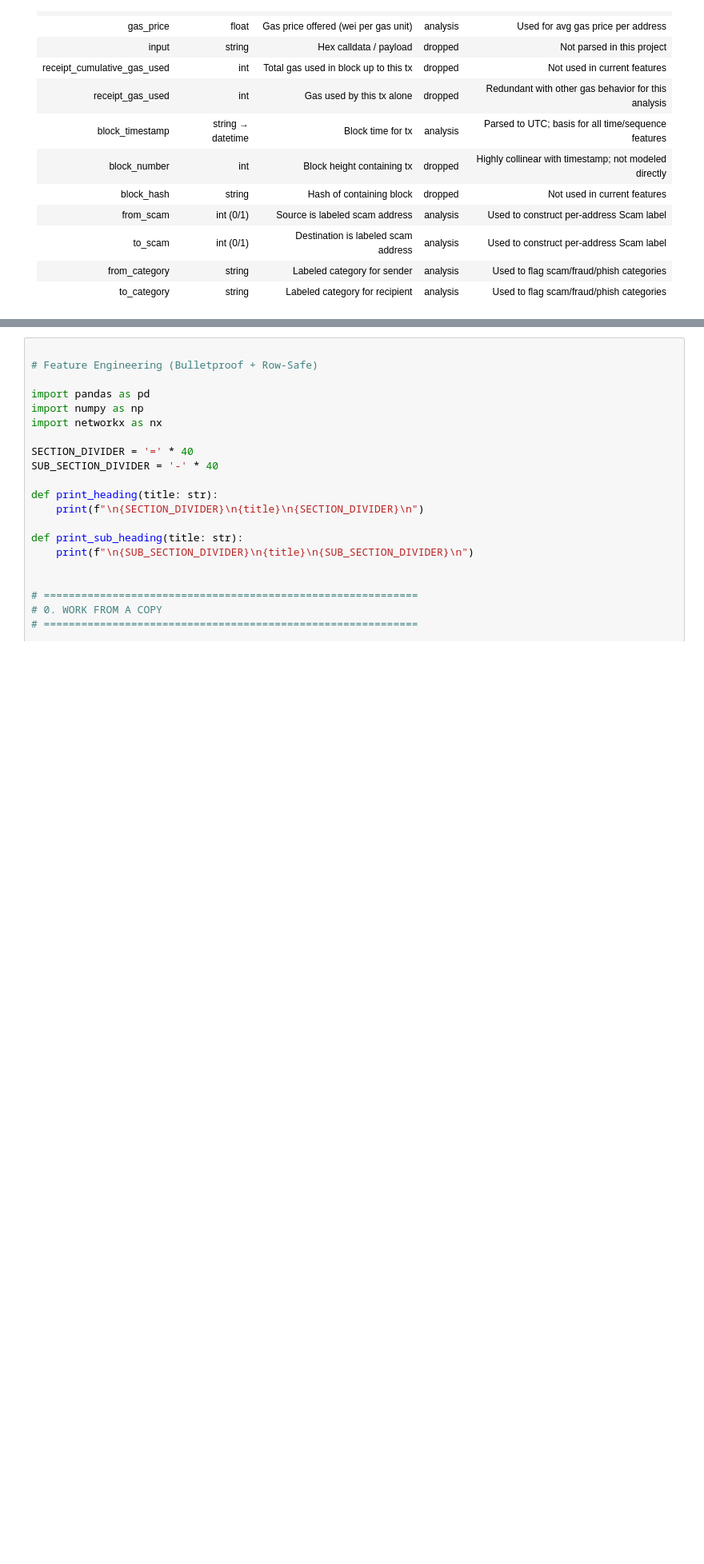
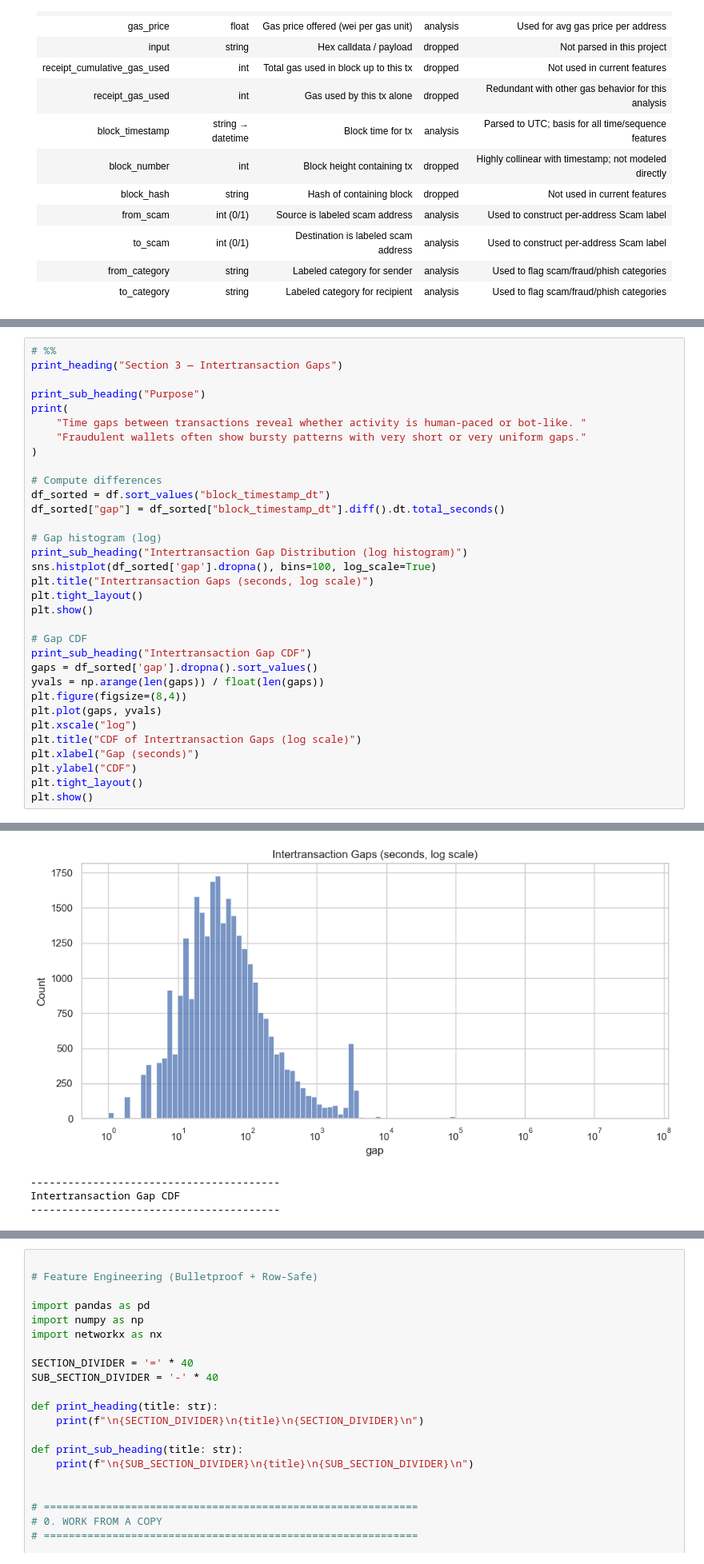
Before and after one commit to LittleHouse75/ml-capstone-ethereum-fraud-detection, a Jupyter notebook: flatiron-ml-modeling-pipeline.ipynb, the cells around one changed output, grey strips where cells are left out. Shown at 80% size. Drawn from its saved outputs; the diff is of its cells as text; blank space fills up the shorter version.

```diff
--- a/flatiron-ml-modeling-pipeline.ipynb
+++ b/flatiron-ml-modeling-pipeline.ipynb
@@ -166,0 +342,34 @@ Name: count, dtype: int64
+# %%
+# %%
+print_heading("Section 3 — Intertransaction Gaps")
+
+print_sub_heading("Purpose")
+print(
+    "Time gaps between transactions reveal whether activity is human-paced or bot-like. "
+    "Fraudulent wallets often show bursty patterns with very short or very uniform gaps."
+)
+
+# Compute differences
+df_sorted = df.sort_values("block_timestamp_dt")
+df_sorted["gap"] = df_sorted["block_timestamp_dt"].diff().dt.total_seconds()
+
+# Gap histogram (log)
+print_sub_heading("Intertransaction Gap Distribution (log histogram)")
+sns.histplot(df_sorted['gap'].dropna(), bins=100, log_scale=True)
+plt.title("Intertransaction Gaps (seconds, log scale)")
+plt.tight_layout()
+plt.show()
+
+# Gap CDF
+print_sub_heading("Intertransaction Gap CDF")
+gaps = df_sorted['gap'].dropna().sort_values()
+yvals = np.arange(len(gaps)) / float(len(gaps))
+plt.figure(figsize=(8,4))
+plt.plot(gaps, yvals)
+plt.xscale("log")
+plt.title("CDF of Intertransaction Gaps (log scale)")
+plt.xlabel("Gap (seconds)")
+plt.ylabel("CDF")
+plt.tight_layout()
+plt.show()
+# %% [output]
@@ -166,0 +390,4 @@ Name: count, dtype: int64
+[figure, added]
+----------------------------------------
+Intertransaction Gap CDF
+----------------------------------------
```
Also changed, not shown: parts of 10 cells of this notebook.
